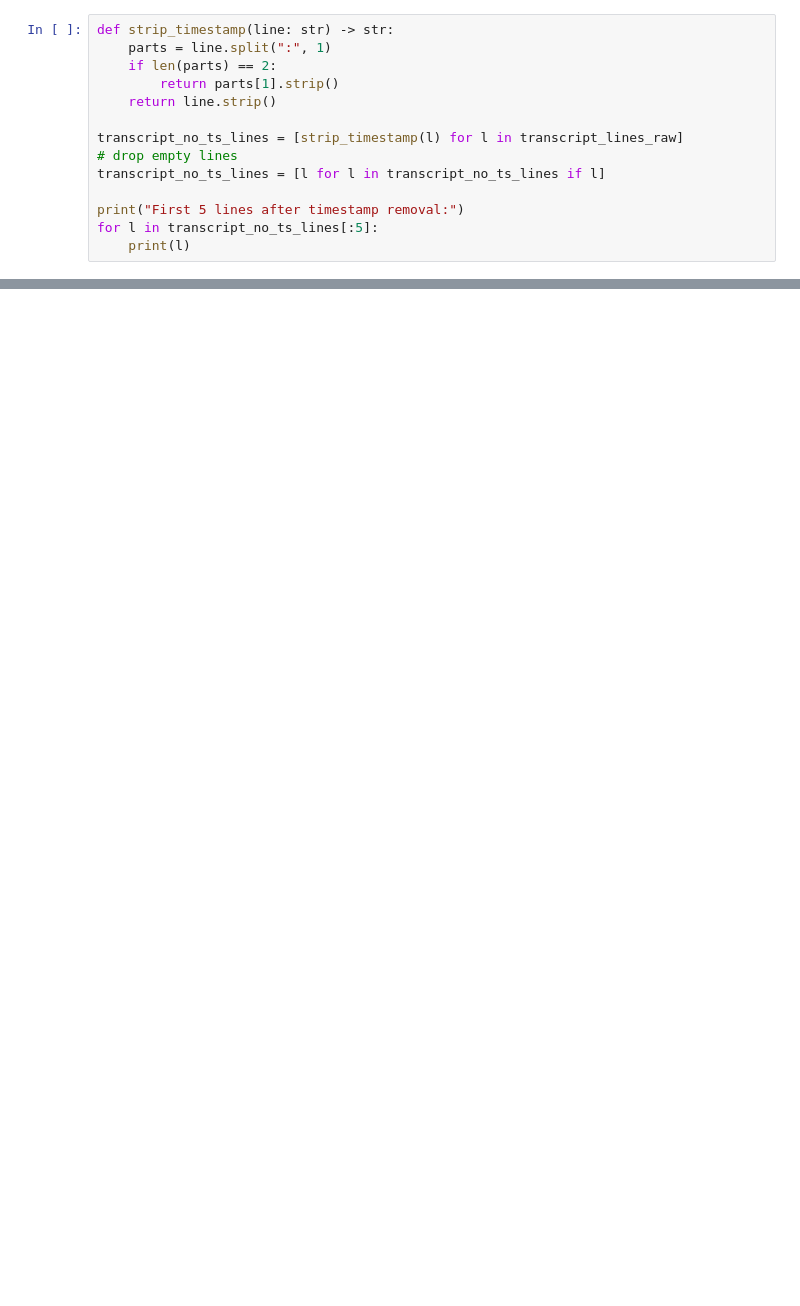
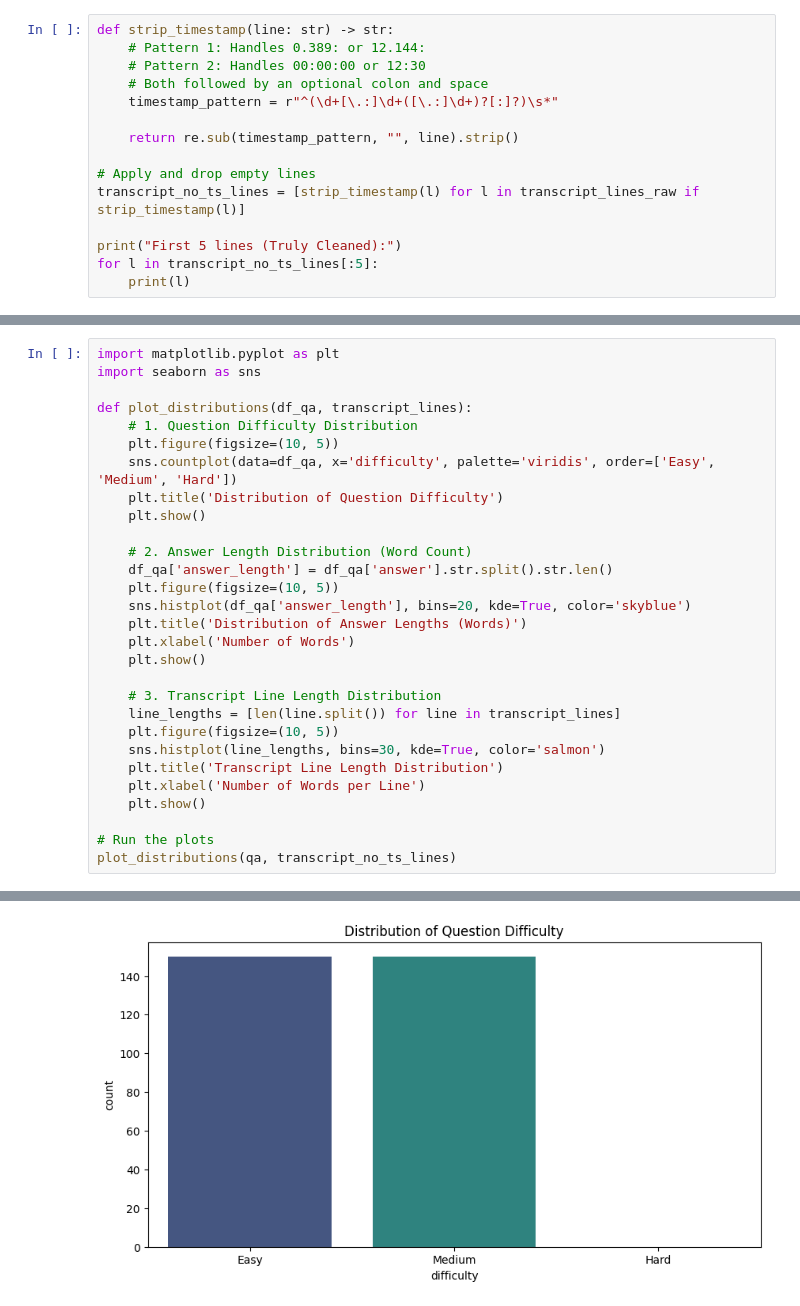
Before and after one commit to NourSaber0/Arabic-NLP-System, a Jupyter notebook: milestone1.ipynb, the cells around one changed output, grey strips where cells are left out. Saved outputs shown, nothing was run; the diff lists cells and outputs as text; blank space fills up the shorter version.

Commit message:
More analysis on data and some neural preperation. Also fixed timestamp removal bug and applied normalization of qa answer.

```diff
--- a/milestone1.ipynb
+++ b/milestone1.ipynb
@@ -40,15 +77,16 @@ QA columns: ['video_id', 'video_title', 'question_id', 'question', 'answer', 'di
 # %%
 def strip_timestamp(line: str) -> str:
-    parts = line.split(":", 1)
-    if len(parts) == 2:
-        return parts[1].strip()
-    return line.strip()
+    # Pattern 1: Handles 0.389: or 12.144:
+    # Pattern 2: Handles 00:00:00 or 12:30
+    # Both followed by an optional colon and space
+    timestamp_pattern = r"^(\d+[\.:]\d+([\.:]\d+)?[:]?)\s*"
 
-transcript_no_ts_lines = [strip_timestamp(l) for l in transcript_lines_raw]
-# drop empty lines
-transcript_no_ts_lines = [l for l in transcript_no_ts_lines if l]
+    return re.sub(timestamp_pattern, "", line).strip()
 
-print("First 5 lines after timestamp removal:")
+# Apply and drop empty lines
+transcript_no_ts_lines = [strip_timestamp(l) for l in transcript_lines_raw if strip_timestamp(l)]
+
+print("First 5 lines (Truly Cleaned):")
 for l in transcript_no_ts_lines[:5]:
     print(l)
 # %% [output]
@@ -60,0 +99,30 @@ First 5 lines after timestamp removal:
+# %%
+import matplotlib.pyplot as plt
+import seaborn as sns
+
+def plot_distributions(df_qa, transcript_lines):
+    # 1. Question Difficulty Distribution
+    plt.figure(figsize=(10, 5))
+    sns.countplot(data=df_qa, x='difficulty', palette='viridis', order=['Easy', 'Medium', 'Hard'])
+    plt.title('Distribution of Question Difficulty')
+    plt.show()
+
+    # 2. Answer Length Distribution (Word Count)
+    df_qa['answer_length'] = df_qa['answer'].str.split().str.len()
+    plt.figure(figsize=(10, 5))
+    sns.histplot(df_qa['answer_length'], bins=20, kde=True, color='skyblue')
+    plt.title('Distribution of Answer Lengths (Words)')
+    plt.xlabel('Number of Words')
+    plt.show()
+
+    # 3. Transcript Line Length Distribution
+    line_lengths = [len(line.split()) for line in transcript_lines]
+    plt.figure(figsize=(10, 5))
+    sns.histplot(line_lengths, bins=30, kde=True, color='salmon')
+    plt.title('Transcript Line Length Distribution')
+    plt.xlabel('Number of Words per Line')
+    plt.show()
+
+# Run the plots
+plot_distributions(qa, transcript_no_ts_lines)
+# %% [output]
@@ -60,0 +132 @@ First 5 lines after timestamp removal:
+[figure, added]
```
Also changed, not shown: parts of 18 cells of this notebook, 12 other files.
